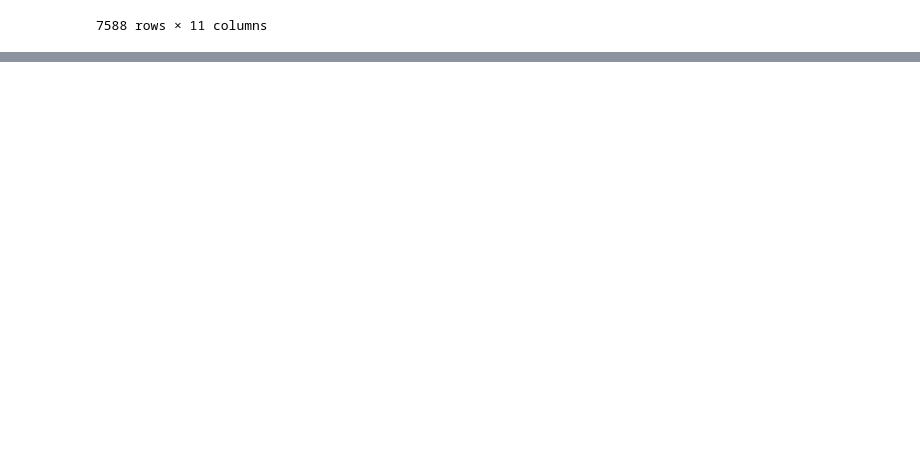
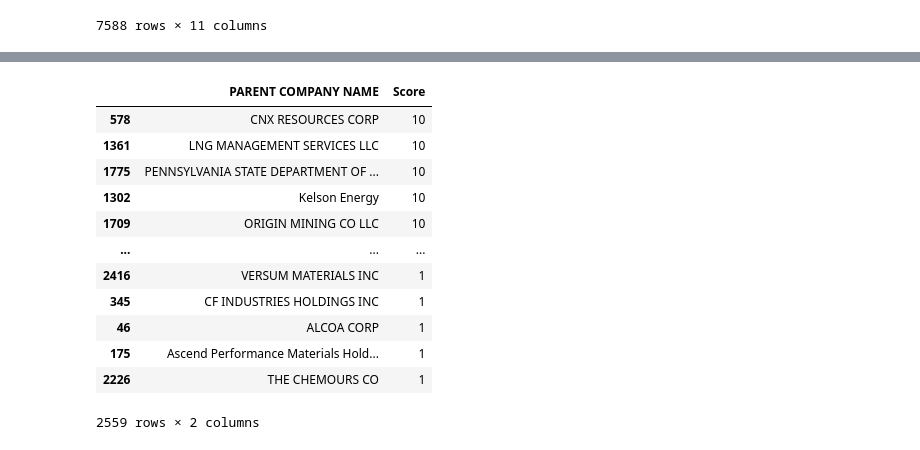
Before and after one commit to JulianTanja/HackMIT_Project, a Jupyter notebook: mit.ipynb, the cells around one changed output, grey strips where cells are left out. Cells and saved outputs as stored; diff of their text form; code cells hidden in the pictures; blank space fills up the shorter version.

```diff
--- a/mit.ipynb
+++ b/mit.ipynb
@@ -237 +544,59 @@ def compare(df1, df2):
+# %%
+Group10_2019 = pd.DataFrame(Score_10_Grouping_2019)
+pd.DataFrame
+Group10_2019['Score'] = 10
+
+Group9_2019 = pd.DataFrame(Score_9_Grouping_2019)
+pd.DataFrame
+Group9_2019['Score'] = 9
+
+Group8_2019 = pd.DataFrame(Score_8_Grouping_2019)
+pd.DataFrame
+Group8_2019['Score'] = 8
+
+Group7_2019 = pd.DataFrame(Score_7_Grouping_2019)
+pd.DataFrame
+Group7_2019['Score'] = 7
+
+Group6_2019 = pd.DataFrame(Score_6_Grouping_2019)
+pd.DataFrame
+Group6_2019['Score'] = 6
+
+Group5_2019 = pd.DataFrame(Score_5_Grouping_2019)
+pd.DataFrame
+Group5_2019['Score'] = 5
+
+Group4_2019 = pd.DataFrame(Score_4_Grouping_2019)
+pd.DataFrame
+Group4_2019['Score'] = 4
+
+Group3_2019 = pd.DataFrame(Score_3_Grouping_2019)
+pd.DataFrame
+Group3_2019['Score'] = 3
+
+Group2_2019 = pd.DataFrame(Score_2_Grouping_2019)
+pd.DataFrame
+Group2_2019['Score'] = 2
+
+Group1_2019 = pd.DataFrame(Score_1_Grouping_2019)
+pd.DataFrame
+Group1_2019['Score'] = 1
+# %%
+DataFrame2019 = pd.concat([Group10_2019, Group9_2019, Group8_2019, Group7_2019, Group6_2019, Group5_2019, Group4_2019, Group3_2019, Group2_2019, Group1_2019])
+# %%
+DataFrame2019
+# %% [output]
+|  | PARENT COMPANY NAME | Score |
+| 578 | CNX RESOURCES CORP | 10 |
+| 1361 | LNG MANAGEMENT SERVICES LLC | 10 |
+| 1775 | PENNSYLVANIA STATE DEPARTMENT OF ... | 10 |
+| 1302 | Kelson Energy | 10 |
+| 1709 | ORIGIN MINING CO LLC | 10 |
+| ... | ... | ... |
+| 2416 | VERSUM MATERIALS INC | 1 |
+| 345 | CF INDUSTRIES HOLDINGS INC | 1 |
+| 46 | ALCOA CORP | 1 |
+| 175 | Ascend Performance Materials Hold... | 1 |
+| 2226 | THE CHEMOURS CO | 1 |
+2559 rows × 2 columns
 # %%
```
Also changed, not shown: parts of 19 cells of this notebook.
